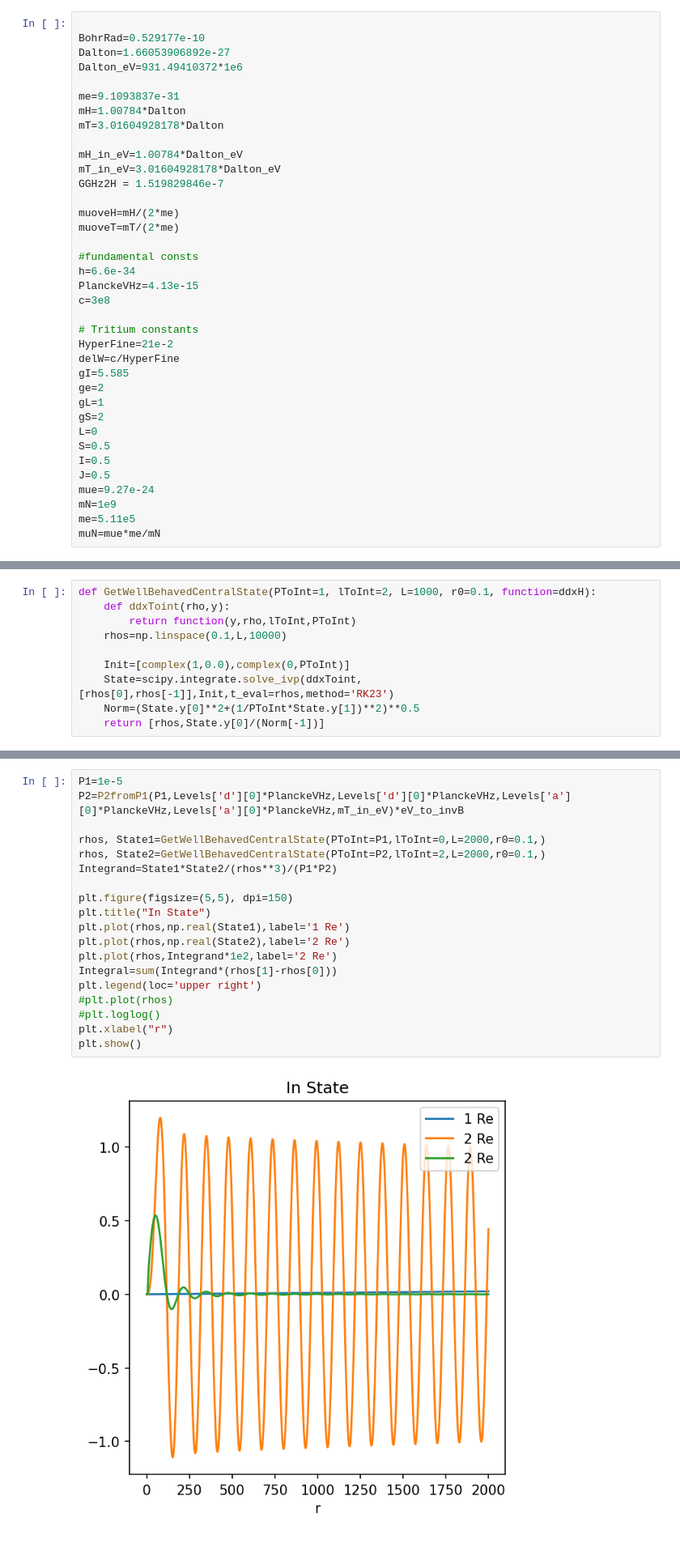
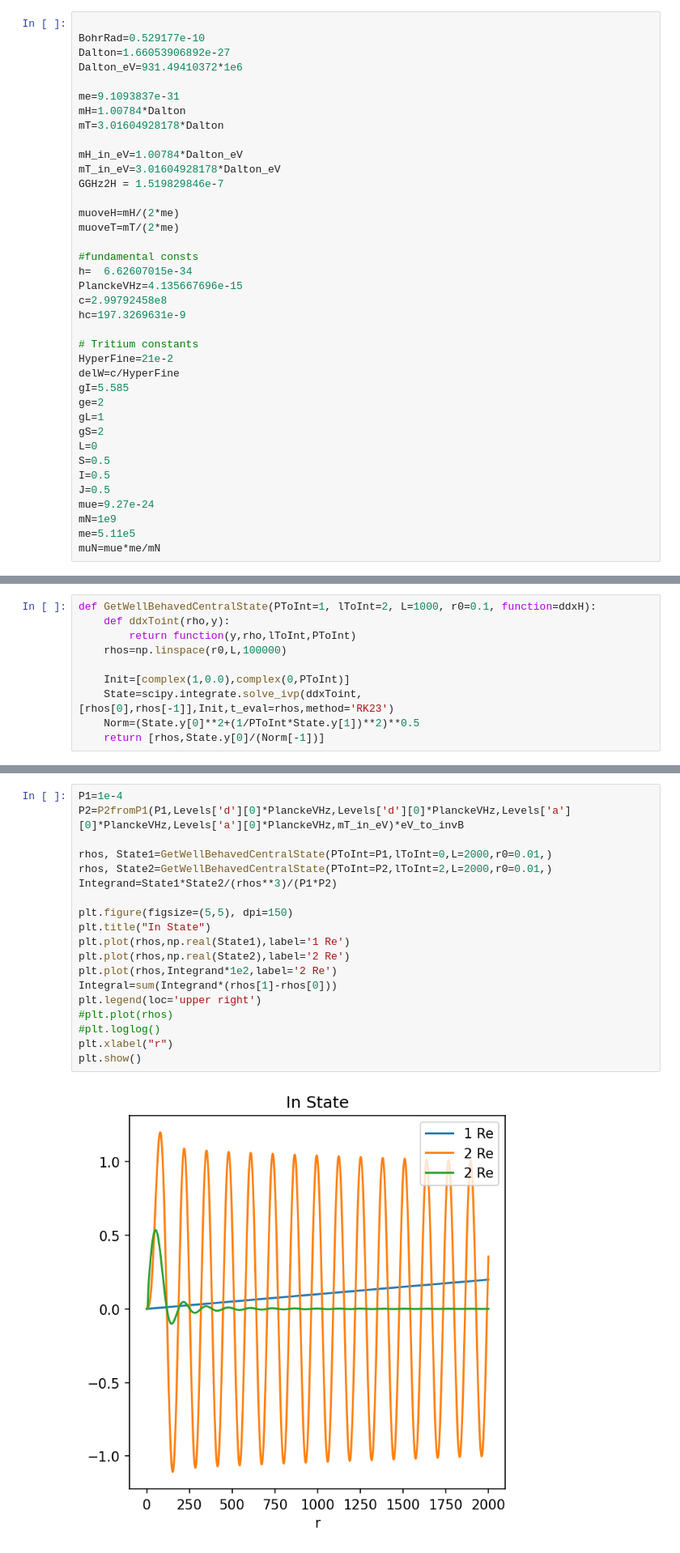
Before and after one commit to UTA-NURES/AtomicCrossSections, a Jupyter notebook: USolver_ivp.ipynb, the cells around one changed output, grey strips where cells are left out. Shown at 81% size. Saved outputs shown, nothing was run; the diff lists cells and outputs as text.

```diff
--- a/USolver_ivp.ipynb
+++ b/USolver_ivp.ipynb
@@ -20,9 +20,10 @@ muoveH=mH/(2*me)
 muoveT=mT/(2*me)
 
 #fundamental consts
-h=6.6e-34
-PlanckeVHz=4.13e-15
-c=3e8
+h=	6.62607015e-34
+PlanckeVHz=4.135667696e-15
+c=2.99792458e8
+hc=197.3269631e-9
 
 # Tritium constants
 HyperFine=21e-2
@@ -85,7 +86,7 @@ def P2fromP1(p1,ea,eb,eap,ebp,m):
 def GetWellBehavedCentralState(PToInt=1, lToInt=2, L=1000, r0=0.1, function=ddxH):
     def ddxToint(rho,y):
         return function(y,rho,lToInt,PToInt)
-    rhos=np.linspace(0.1,L,10000)
+    rhos=np.linspace(r0,L,100000)
 
     Init=[complex(1,0.0),complex(0,PToInt)]
     State=scipy.integrate.solve_ivp(ddxToint,[rhos[0],rhos[-1]],Init,t_eval=rhos,method='RK23')
@@ -209,23 +209,23 @@ plt.xlabel(r"P1 (a$^{-1}$)")
 Text(0.5, 0, 'P1 (a$^{-1}$)')
 [figure]
 # %%
-P1=1e-5
+P1=1e-4
 P2=P2fromP1(P1,Levels['d'][0]*PlanckeVHz,Levels['d'][0]*PlanckeVHz,Levels['a'][0]*PlanckeVHz,Levels['a'][0]*PlanckeVHz,mT_in_eV)*eV_to_invB
 
-rhos, State1=GetWellBehavedCentralState(PToInt=P1,lToInt=0,L=2000,r0=0.1,)
-rhos, State2=GetWellBehavedCentralState(PToInt=P2,lToInt=2,L=2000,r0=0.1,)
+rhos, State1=GetWellBehavedCentralState(PToInt=P1,lToInt=0,L=2000,r0=0.01,)
+rhos, State2=GetWellBehavedCentralState(PToInt=P2,lToInt=2,L=2000,r0=0.01,)
 Integrand=State1*State2/(rhos**3)/(P1*P2)
 
 plt.figure(figsize=(5,5), dpi=150)
 plt.title("In State")
 plt.plot(rhos,np.real(State1),label='1 Re')
 plt.plot(rhos,np.real(State2),label='2 Re')
 plt.plot(rhos,Integrand*1e2,label='2 Re')
 Integral=sum(Integrand*(rhos[1]-rhos[0]))
 plt.legend(loc='upper right')
 #plt.plot(rhos)
 #plt.loglog()
 plt.xlabel("r")
 plt.show()
 # %% [output]
-[figure, old version]
+[figure, new version]
```
Also changed, not shown: parts of 9 cells of this notebook.
